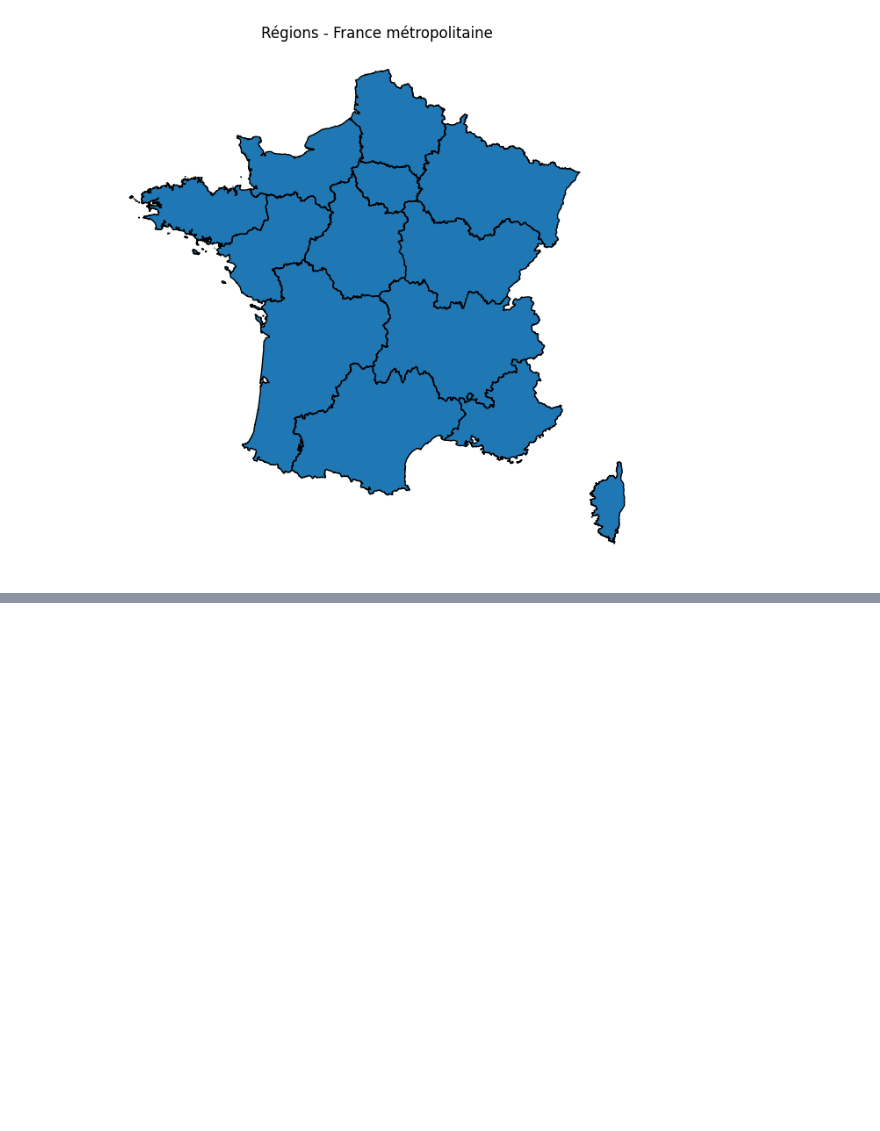
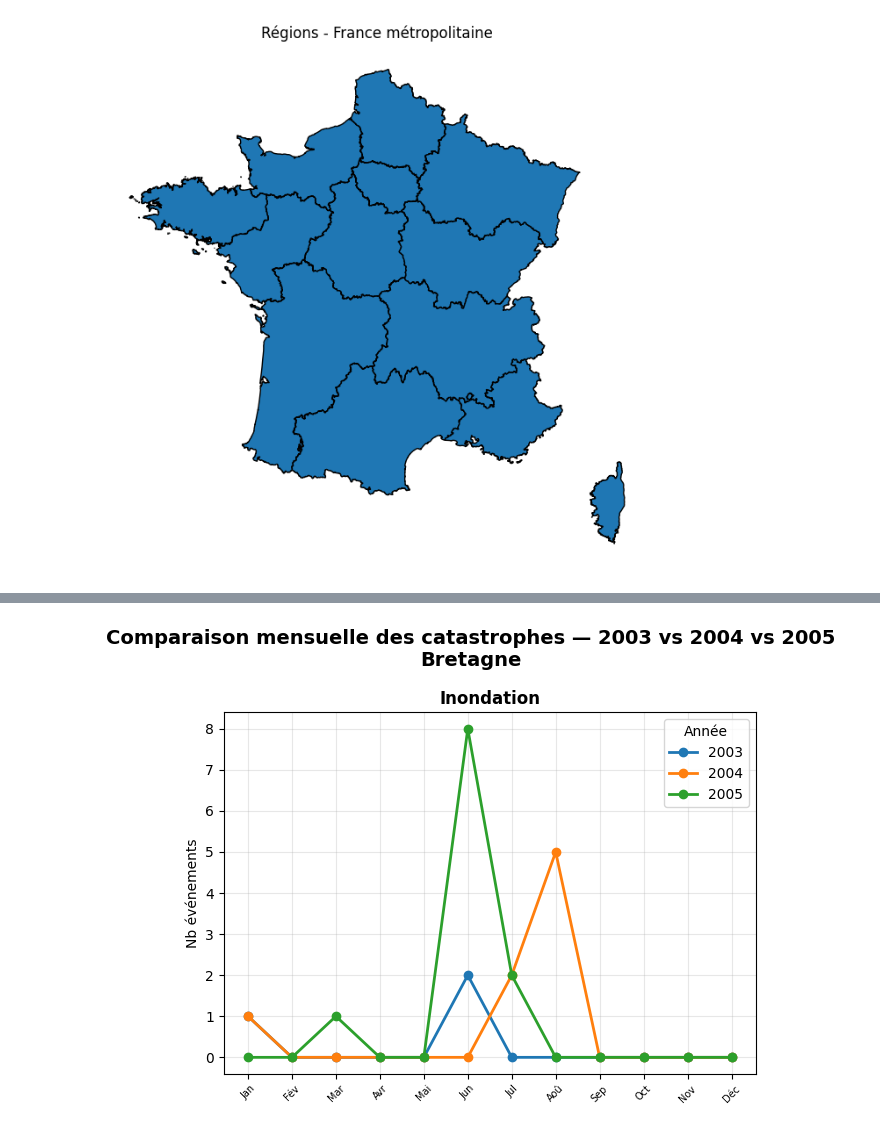
Before and after one commit to Yasmxne/flood-risk-visualization, a Jupyter notebook: notebooks/visualizations.ipynb, the cells around one changed output, grey strips where cells are left out. Saved outputs shown, nothing was run; the diff lists cells and outputs as text; code cells hidden in the pictures; blank space fills up the shorter version.

```diff
--- a/notebooks/visualizations.ipynb
+++ b/notebooks/visualizations.ipynb
@@ -278,0 +294,8 @@ plt.show()
+# %%
+region = 'Bretagne'
+years = [2003, 2004, 2005]
+risks = ['inondation', 'tempete', 'mouvement_terrain']
+
+fig = plot_monthly_comparison(df, years, risks, region=region)
+# %% [output]
+[figure, added]
```
Also changed, not shown: parts of 2 cells of this notebook.
